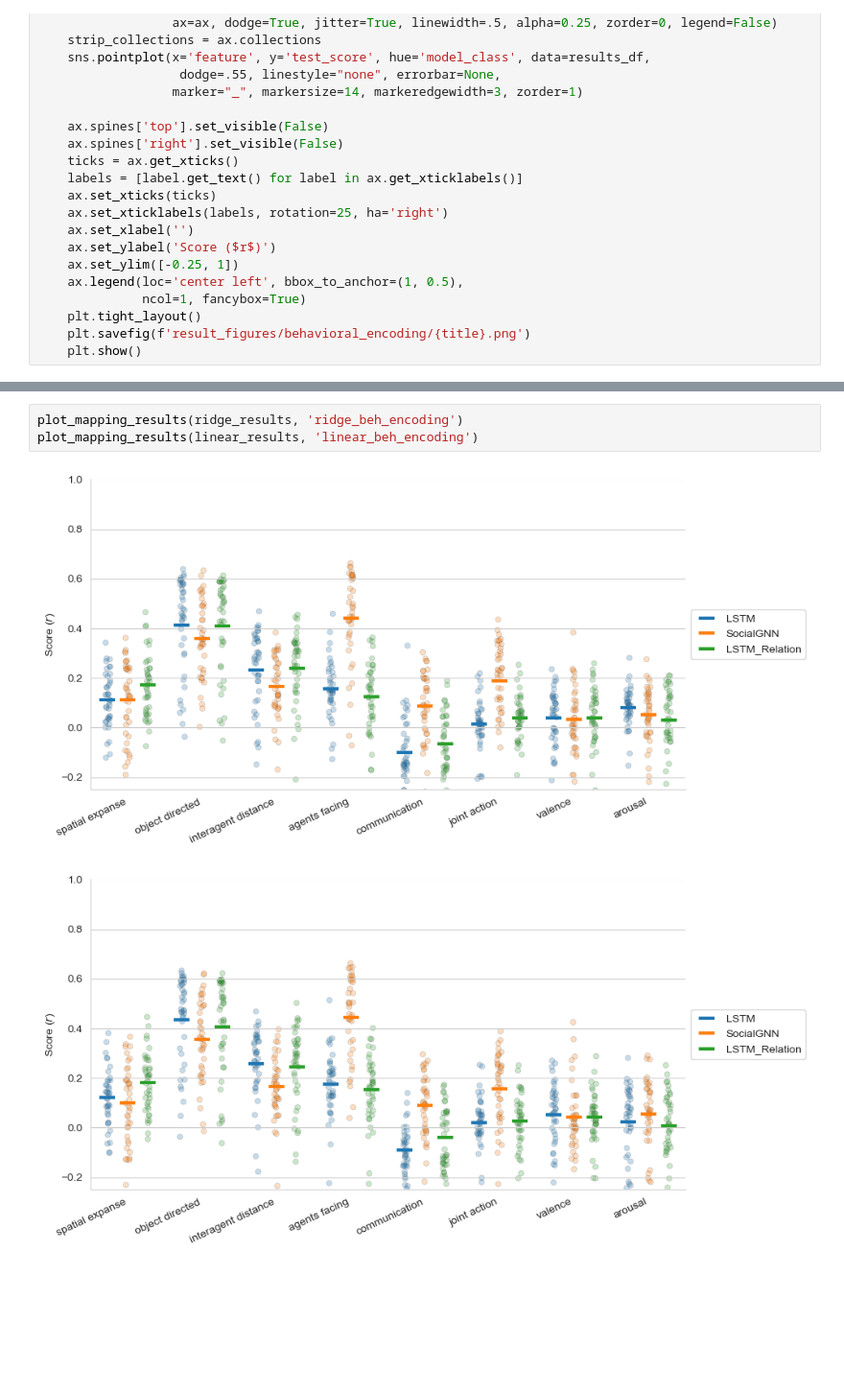
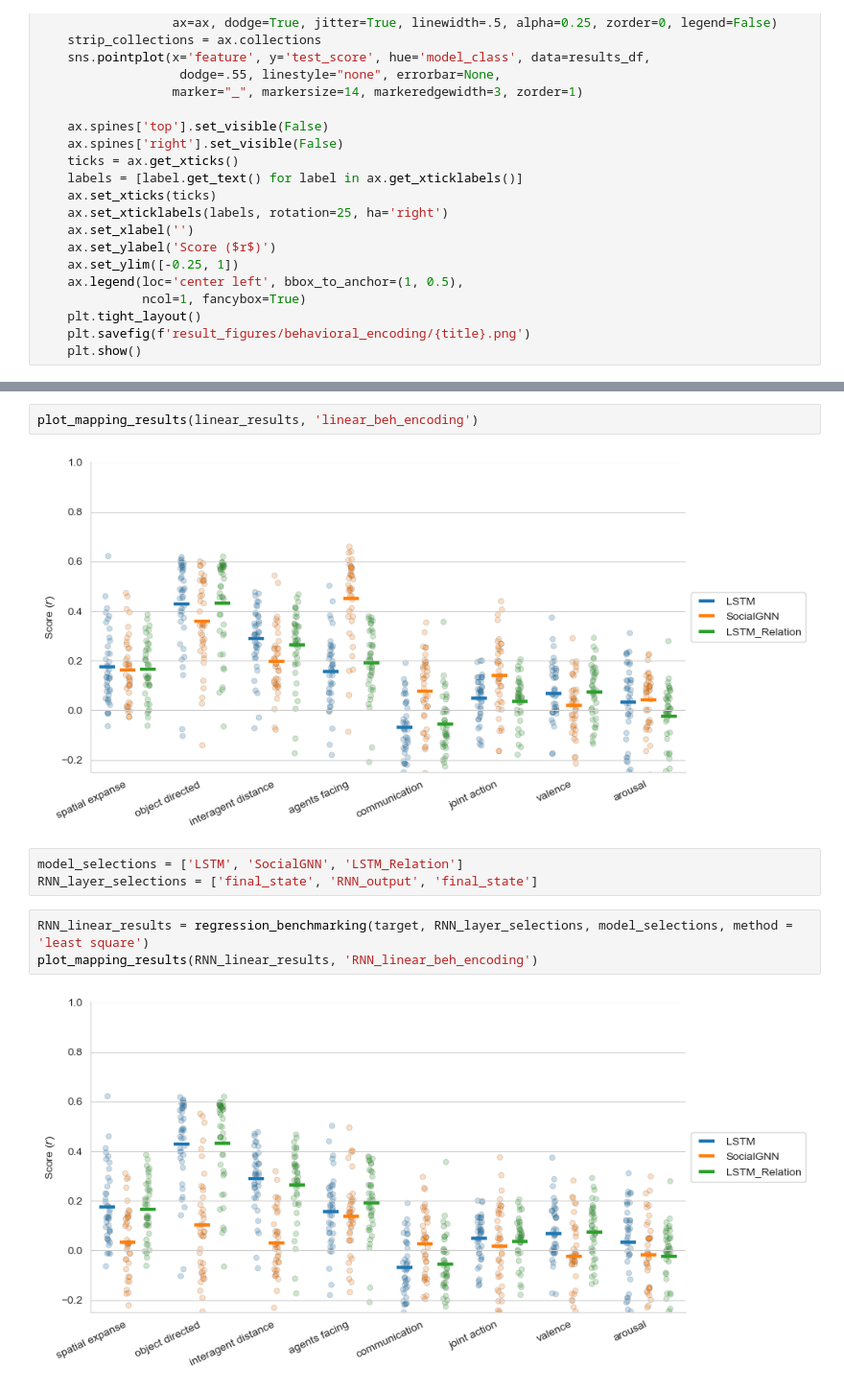
Before and after one commit to qinwenshuo/SocialGNN_encoding, a Jupyter notebook: 4.behavioral_encoding.ipynb, the cells around one changed output, grey strips where cells are left out. Shown at 96% size. Saved outputs shown, nothing was run; the diff lists cells and outputs as text; blank space fills up the shorter version.

Commit message:
validated preprocessing inputs, added RNN_output layer results

```diff
--- a/4.behavioral_encoding.ipynb
+++ b/4.behavioral_encoding.ipynb
@@ -193,6 +197,12 @@ def plot_mapping_results(results_df, title):
 # %%
-plot_mapping_results(ridge_results, 'ridge_beh_encoding')
 plot_mapping_results(linear_results, 'linear_beh_encoding')
 # %% [output]
-[figure, old version]
+[figure, new version]
-[figure, removed]
+# %%
+model_selections = ['LSTM', 'SocialGNN', 'LSTM_Relation']
+RNN_layer_selections = ['final_state', 'RNN_output', 'final_state']
+# %%
+RNN_linear_results = regression_benchmarking(target, RNN_layer_selections, model_selections, method = 'least square')
+plot_mapping_results(RNN_linear_results, 'RNN_linear_beh_encoding')
+# %% [output]
+[figure, added]
```
Also changed, not shown: parts of 2 cells of this notebook, 7 other files.
